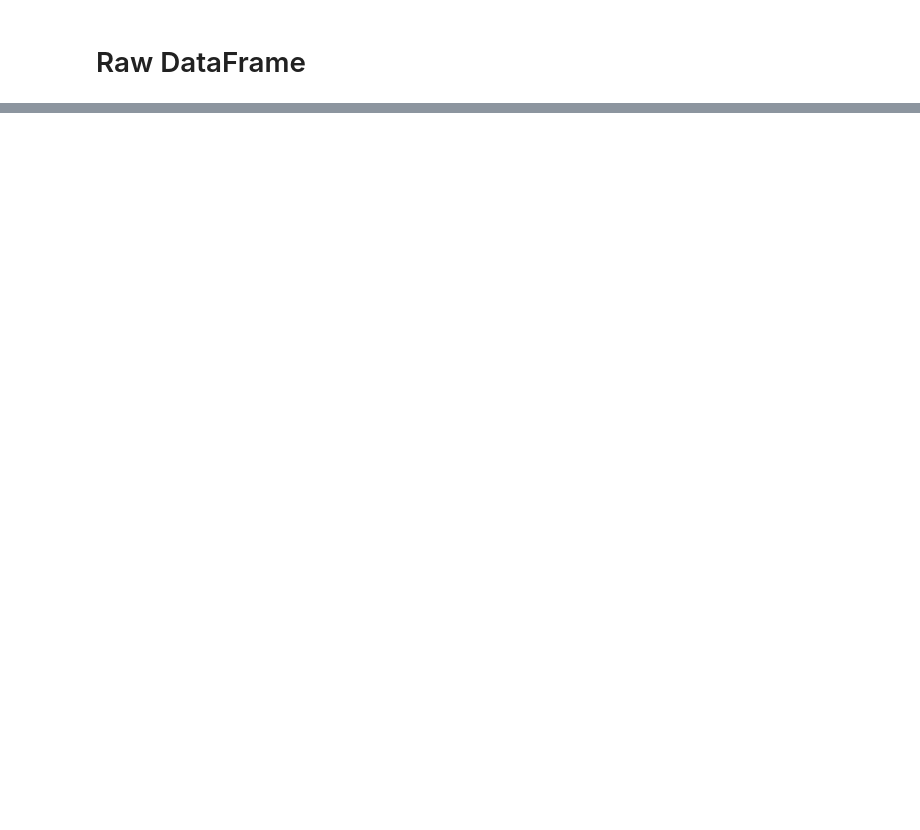
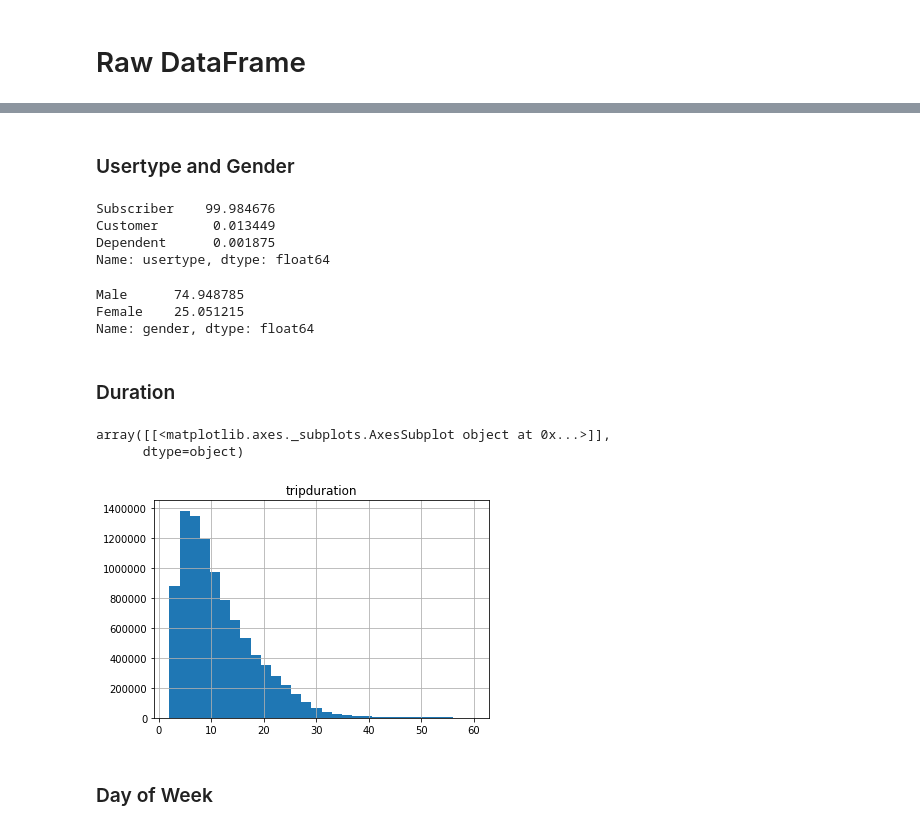
Before and after one commit to karahahn/Springboard_Capstone2, a Jupyter notebook: Capstone 2 Milestone 1.ipynb, the cells around one changed output, grey strips where cells are left out. Drawn from its saved outputs; the diff is of its cells as text; code cells hidden in the pictures; blank space fills up the shorter version.

```diff
--- a/Capstone 2 Milestone 1.ipynb
+++ b/Capstone 2 Milestone 1.ipynb
@@ -54,0 +162,32 @@ memory usage: 1.6+ GB
+# %% [markdown]
+### Usertype and Gender
+# %%
+# percentage of trips taken by different usertypes
+(data.usertype.value_counts()/data.usertype.count()) * 100
+# %% [output]
+Subscriber    99.984676
+Customer       0.013449
+Dependent      0.001875
+Name: usertype, dtype: float64
+# %%
+# percentage of trips taken by different gender
+(data.gender.value_counts()/data.gender.count()) * 100
+# %% [output]
+Male      74.948785
+Female    25.051215
+Name: gender, dtype: float64
+# %% [markdown]
+### Duration
+# %%
+# see how the difference in stop/start time compares to the trip duration
+data['difference'] = data['stoptime'] - data['starttime']
+data['tripduration_round'] = data['tripduration'].round(0)
+data[['difference','tripduration_round']];
+# %%
+data.hist('tripduration', bins=30)
+# %% [output]
+array([[<matplotlib.axes._subplots.AxesSubplot object at 0x...>]],
+      dtype=object)
+[figure, added]
+# %% [markdown]
+### Day of Week
```
Also changed, not shown: parts of 35 cells of this notebook.
